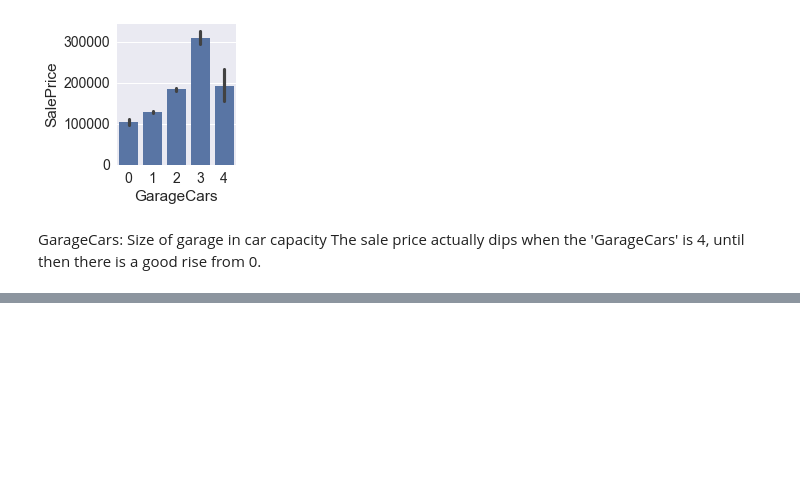
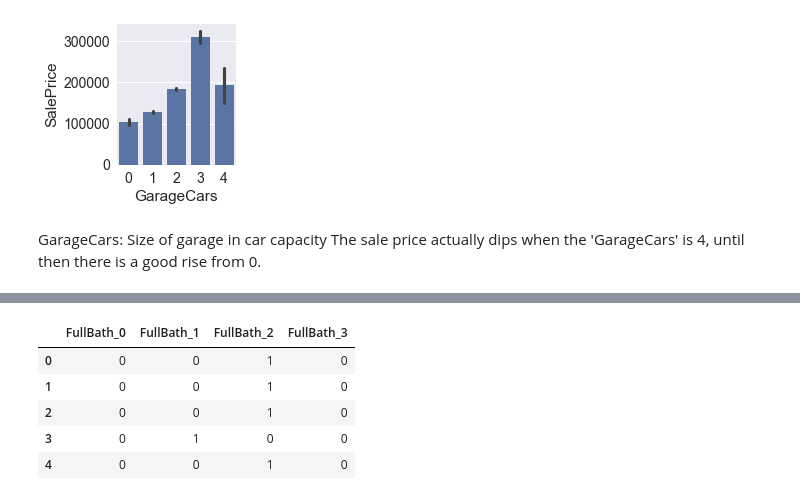
Before and after one commit to ppontryagin/kaggle_team_kernels, a Jupyter notebook: House_Prices_Advanced_Regression_Techniques.ipynb, the cells around one changed output, grey strips where cells are left out. Saved outputs shown, nothing was run; the diff lists cells and outputs as text; code cells hidden in the pictures; blank space fills up the shorter version.

```diff
--- a/House_Prices_Advanced_Regression_Techniques.ipynb
+++ b/House_Prices_Advanced_Regression_Techniques.ipynb
@@ -280,0 +298,10 @@ The sale price actually dips when the 'GarageCars' is 4, until then there is a g
+# %%
+fullBath = pandas.get_dummies(train_data.FullBath, prefix='FullBath')
+fullBath.head()
+# %% [output]
+|  | FullBath_0 | FullBath_1 | FullBath_2 | FullBath_3 |
+| 0 | 0 | 0 | 1 | 0 |
+| 1 | 0 | 0 | 1 | 0 |
+| 2 | 0 | 0 | 1 | 0 |
+| 3 | 0 | 1 | 0 | 0 |
+| 4 | 0 | 0 | 1 | 0 |
```
Also changed, not shown: parts of 6 cells of this notebook.
